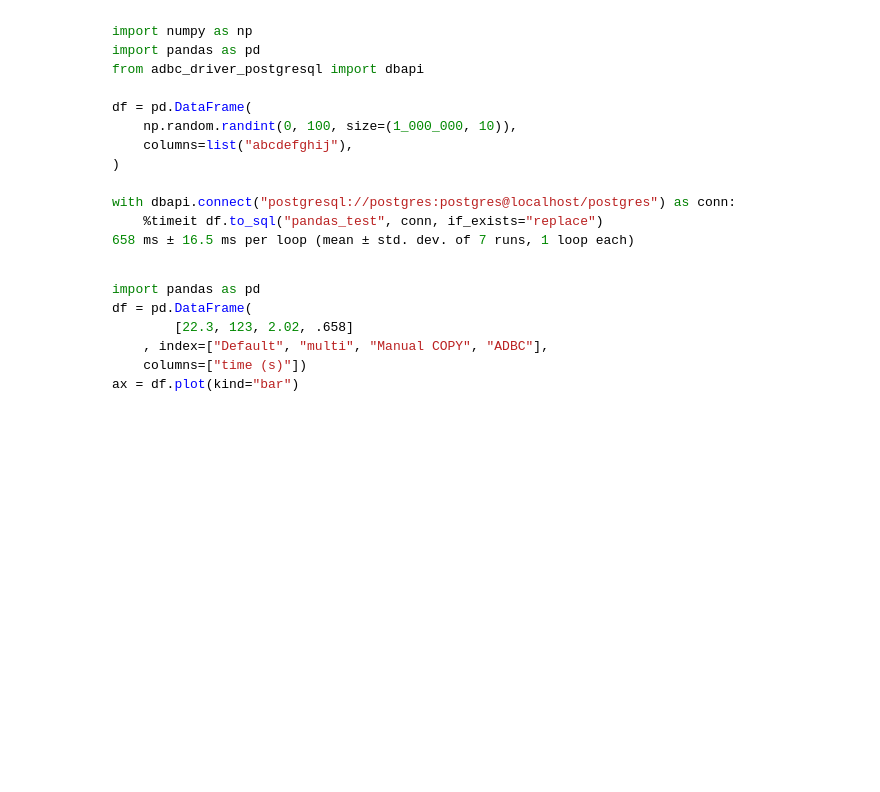
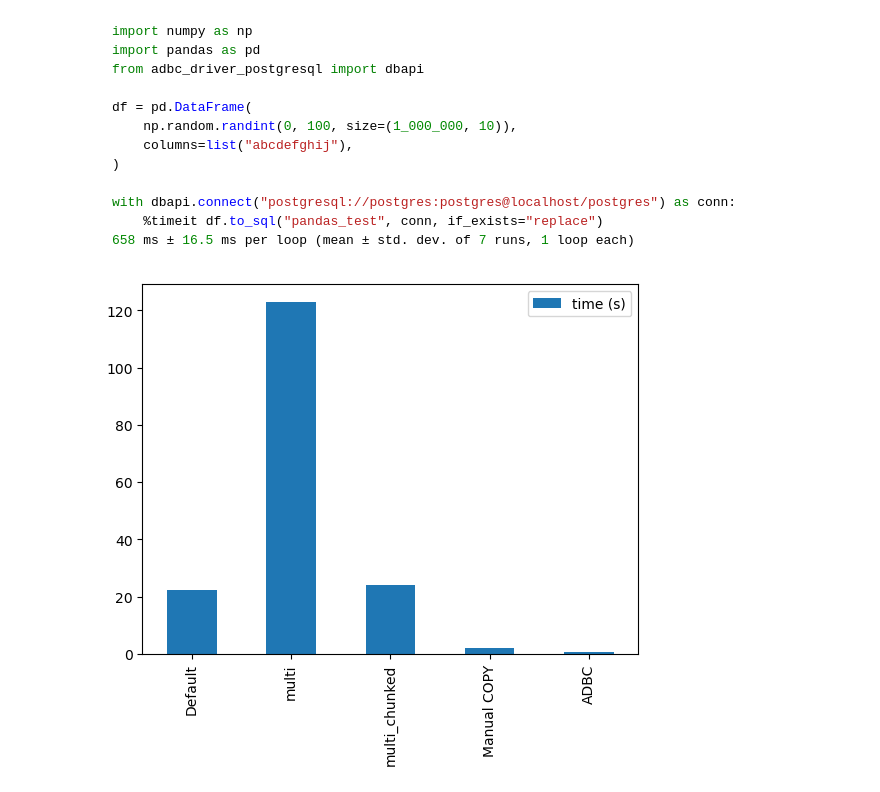
Before and after one commit to WillAyd/pydata_nyc_2023-talk, a Jupyter notebook: pydata_nyc_2023.ipynb, the cells around one changed output. Cells and saved outputs as stored; diff of their text form; code cells hidden in the pictures; blank space fills up the shorter version.

````diff
--- a/pydata_nyc_2023.ipynb
+++ b/pydata_nyc_2023.ipynb
@@ -207,14 +282,14 @@ with dbapi.connect("postgresql://postgres:postgres@localhost/postgres") as conn:
     %timeit df.to_sql("pandas_test", conn, if_exists="replace")
 658 ms ± 16.5 ms per loop (mean ± std. dev. of 7 runs, 1 loop each)
 ```
-# %% [markdown]
-```ipython
-import pandas as pd
-df = pd.DataFrame(
-        [22.3, 123, 2.02, .658]
-    , index=["Default", "multi", "Manual COPY", "ADBC"],
-    columns=["time (s)"])
-ax = df.plot(kind="bar")
-```
+# %%
+import pandas as pd
+df = pd.DataFrame(
+        [22.3, 123, 24.2, 2.02, .658]
+    , index=["Default", "multi", "multi_chunked", "Manual COPY", "ADBC"],
+    columns=["time (s)"])
+ax = df.plot(kind="bar")
+# %% [output]
+[figure, added]
 # %% [markdown]
 ## Richer type system
````
Also changed, not shown: parts of 30 cells of this notebook.
